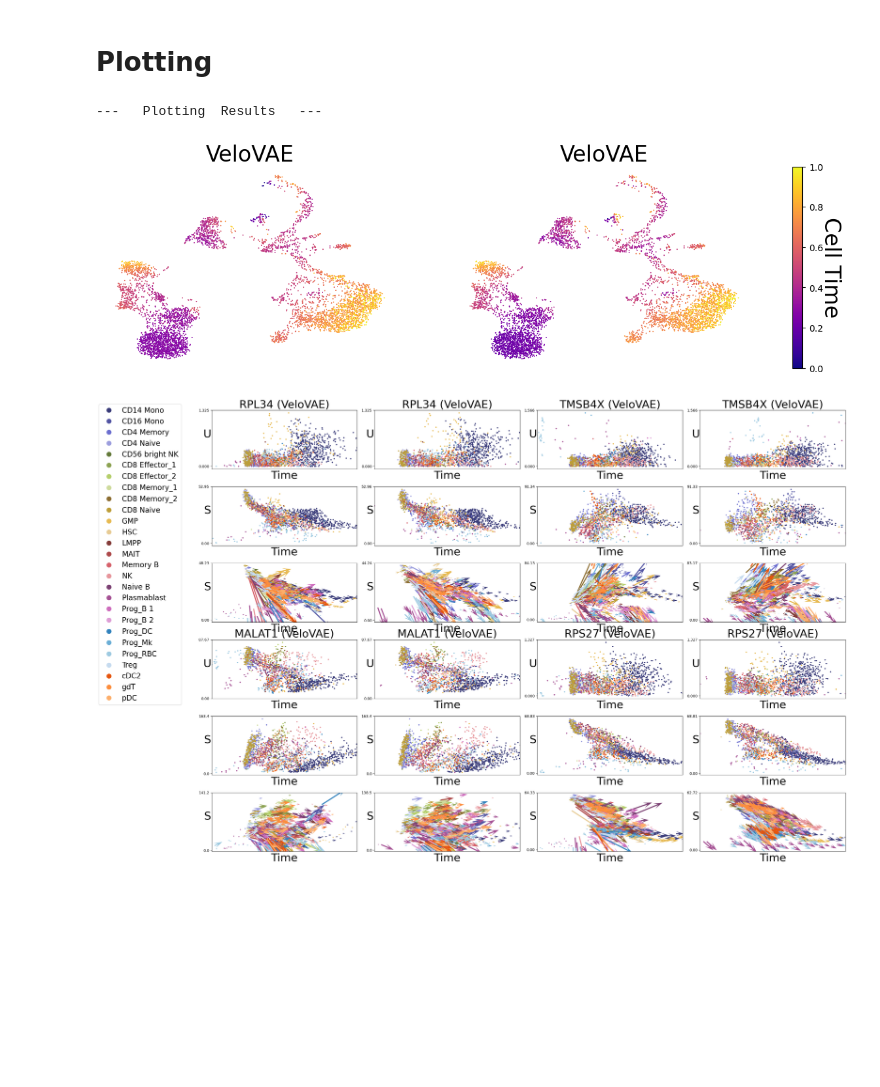
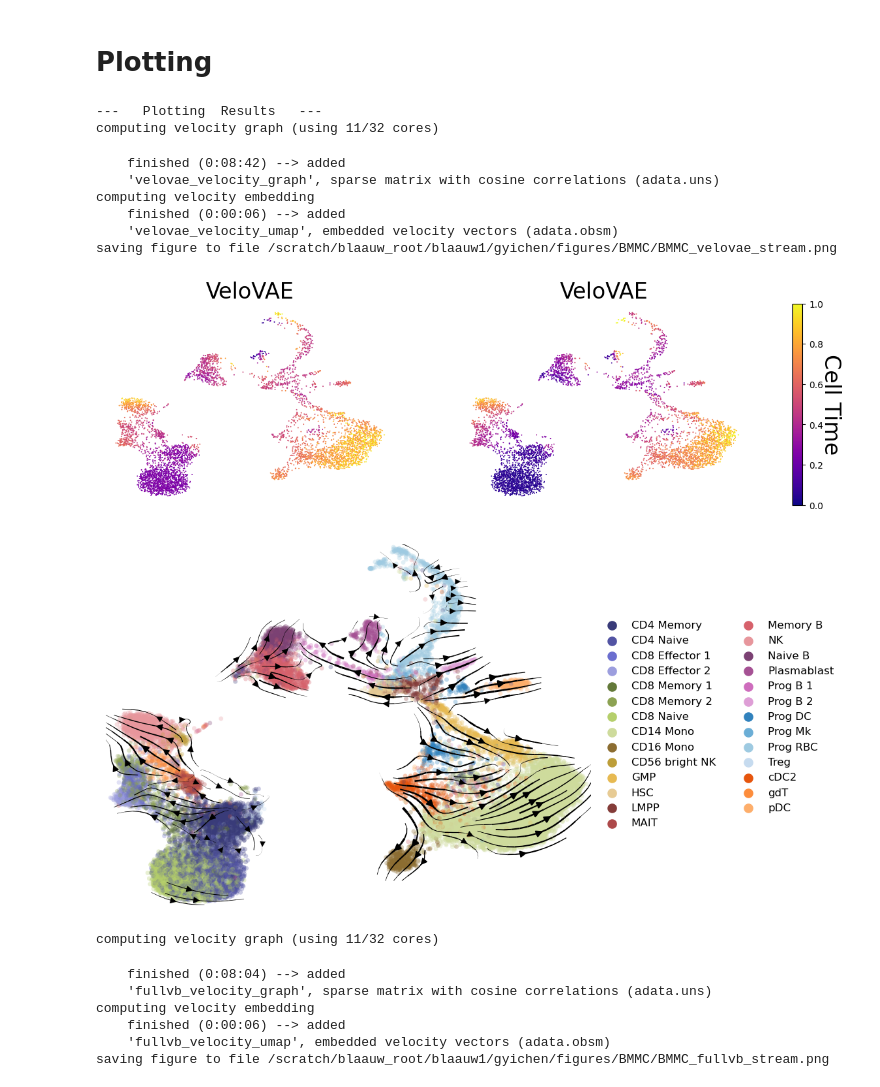
Before and after one commit to welch-lab/VeloVAE, a Jupyter notebook: notebooks/paper_notebooks/continuous/bmmc.ipynb, the cells around one changed output. Saved outputs shown, nothing was run; the diff lists cells and outputs as text; code cells hidden in the pictures; blank space fills up the shorter version.

```diff
--- a/notebooks/paper_notebooks/continuous/bmmc.ipynb
+++ b/notebooks/paper_notebooks/continuous/bmmc.ipynb
@@ -148,20 +149,34 @@ root = '/scratch/blaauw_root/blaauw1/gyichen'
 dataset = 'BMMC'
 adata = anndata.read_h5ad(f'{root}/data/velovae/continuous/{dataset}/{dataset}_post.h5ad')
 # %%
-Ek = np.median(adata.layers['fullvb_velocity_u']**2 + adata.layers['fullvb_velocity']**2, 0)
+Ek = np.median(adata.layers['velovae_velocity_u']**2 + adata.layers['velovae_velocity']**2, 0)
 gidx = np.argsort(Ek)[-4:]
 # %%
 gene_plot = adata.var_names[gidx]
 res, res_type = vv.post_analysis(adata,
                                  dataset,
                                  ['VeloVAE', 'FullVB'],
                                  ['velovae', 'fullvb'],
                                  compute_metrics=False,
                                  genes=gene_plot,
-                                 plot_type=['time', 'gene'],
+                                 plot_type=['stream', 'signal', 'time'],
                                  grid_size=(2, 2),
                                  figure_path=f'{root}/figures/{dataset}')
 # %% [output]
 ---   Plotting  Results   ---
+computing velocity graph (using 11/32 cores)
+    finished (0:08:42) --> added
+    'velovae_velocity_graph', sparse matrix with cosine correlations (adata.uns)
+computing velocity embedding
+    finished (0:00:06) --> added
+    'velovae_velocity_umap', embedded velocity vectors (adata.obsm)
+saving figure to file /scratch/blaauw_root/blaauw1/gyichen/figures/BMMC/BMMC_velovae_stream.png
-[figure, old version]
+[figure, new version]
-[figure, old version]
+[figure, new version]
+computing velocity graph (using 11/32 cores)
+    finished (0:08:04) --> added
+    'fullvb_velocity_graph', sparse matrix with cosine correlations (adata.uns)
+computing velocity embedding
+    finished (0:00:06) --> added
+    'fullvb_velocity_umap', embedded velocity vectors (adata.obsm)
+saving figure to file /scratch/blaauw_root/blaauw1/gyichen/figures/BMMC/BMMC_fullvb_stream.png
```
Also changed, not shown: parts of 4 cells of this notebook, 19 other files.
